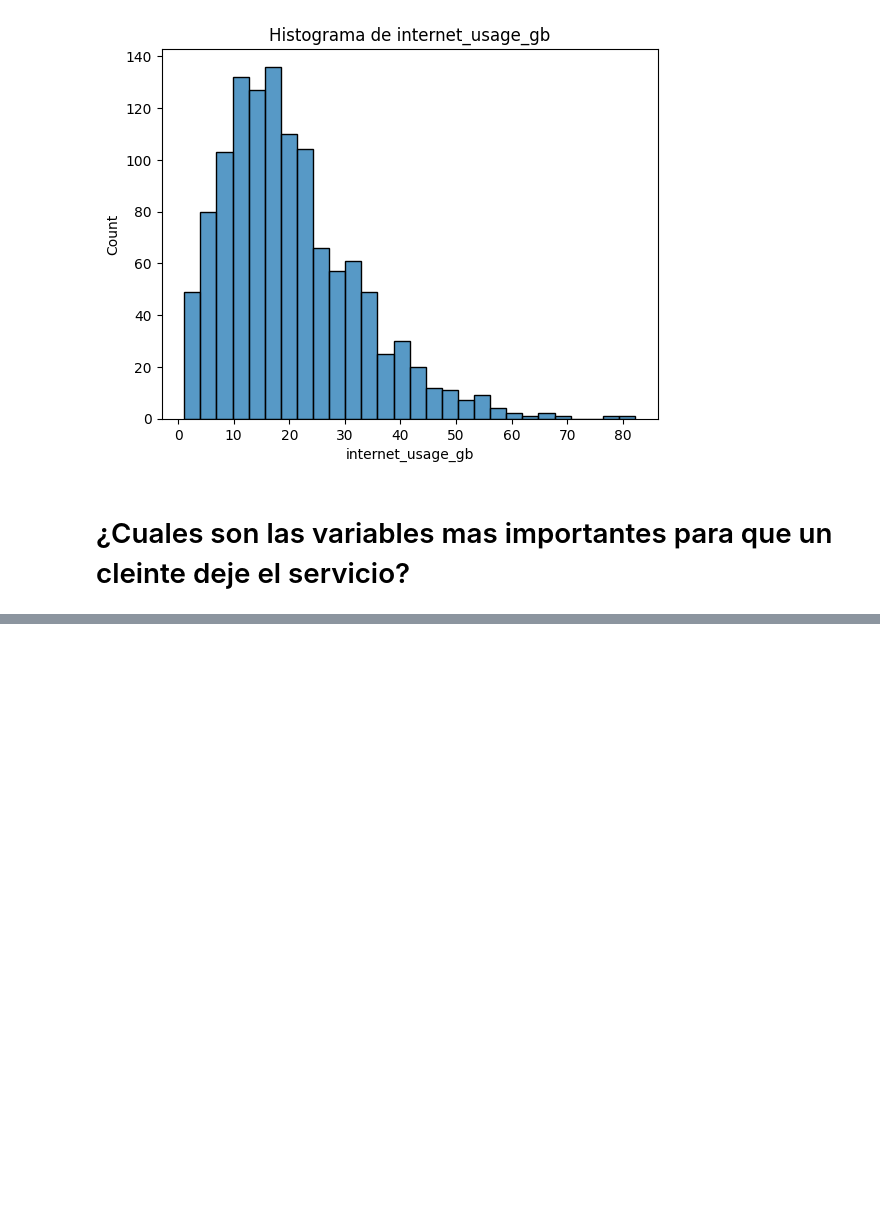
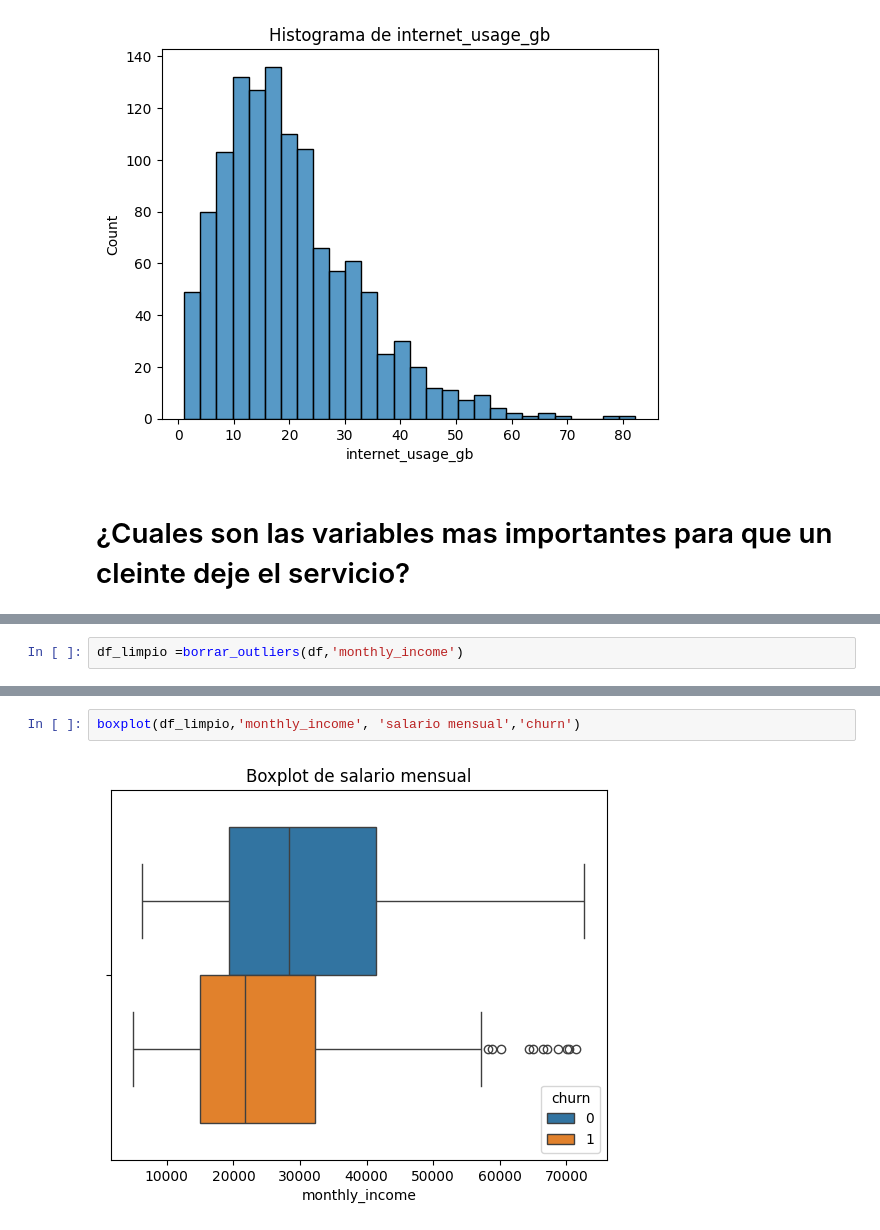
Before and after one commit to danielreyes04/Telecom_customer_data_analysis, a Jupyter notebook: Telecom_customer.ipynb, the cells around one changed output, grey strips where cells are left out. Cells and saved outputs as stored; diff of their text form; blank space fills up the shorter version.

```diff
--- a/Telecom_customer.ipynb
+++ b/Telecom_customer.ipynb
@@ -129,0 +252,2 @@ histograma(df,'internet_usage_gb','internet_usage_gb')
+# %%
+df_limpio =borrar_outliers(df,'monthly_income')
@@ -129,0 +276,4 @@ histograma(df,'internet_usage_gb','internet_usage_gb')
+# %%
+boxplot(df_limpio,'monthly_income', 'salario mensual','churn')
+# %% [output]
+[figure, added]
```
Also changed, not shown: parts of 21 cells of this notebook.
